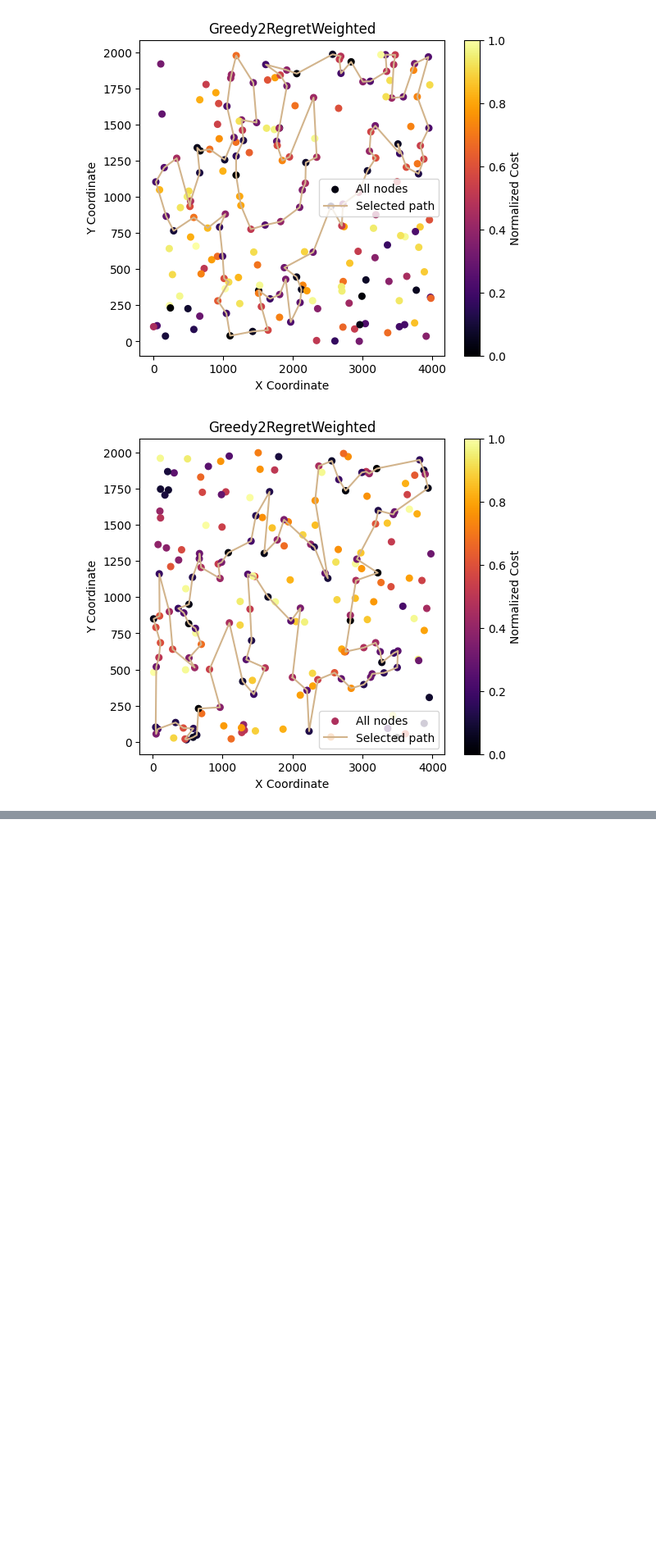
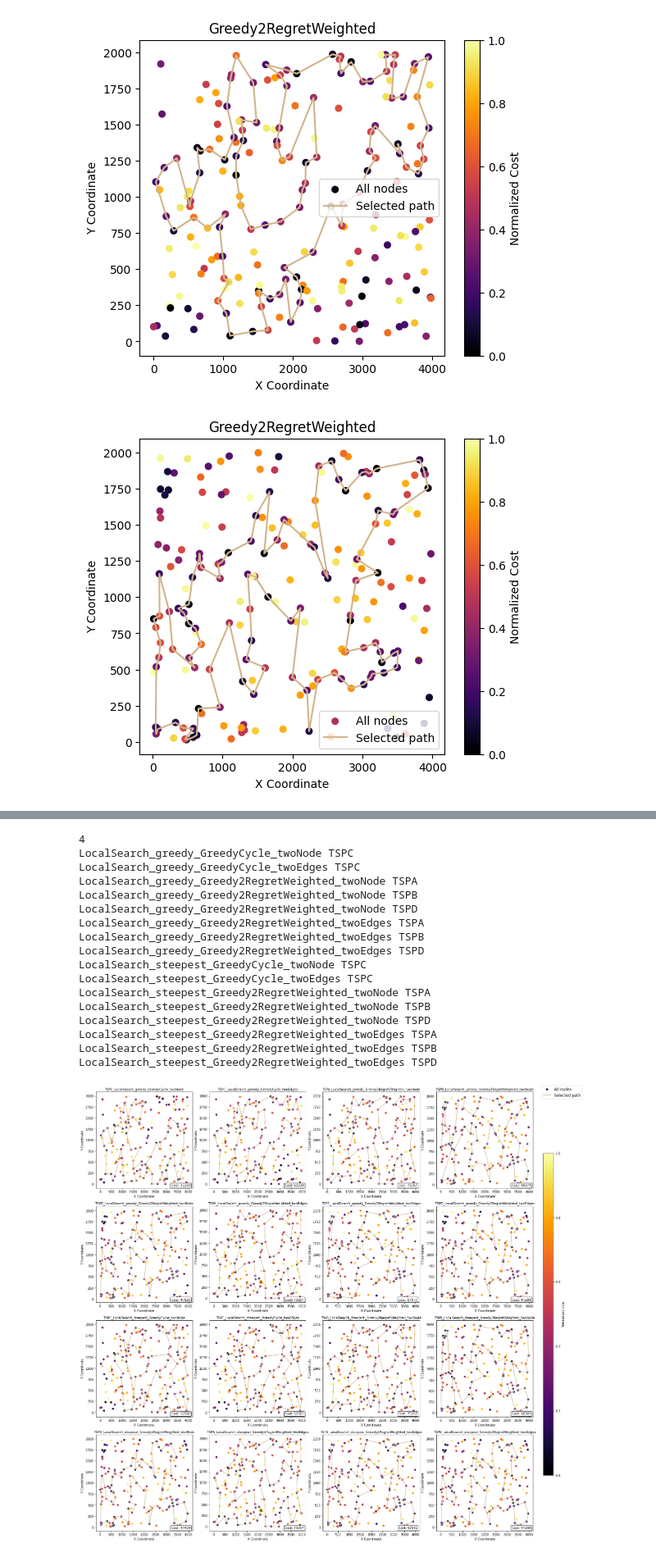
Before and after one commit to mmaecki/ec_greedy_heuristics, a Jupyter notebook: plots.ipynb, the cells around one changed output, grey strips where cells are left out. Shown at 82% size. Saved outputs shown, nothing was run; the diff lists cells and outputs as text; code cells hidden in the pictures; blank space fills up the shorter version.

```diff
--- a/plots.ipynb
+++ b/plots.ipynb
@@ -77,3 +100,27 @@ Greedy2RegretWeighted TSPD
 [figure]
 [figure]
 [figure]
+# %%
+def plot_provided_solution(ax, solution, title, nodes, costs, node_size=30, best_cost=None):
+    x_coords = [nodes[node][0] for node in solution]
+    y_coords = [nodes[node][1] for node in solution]
+
+    x_nodes = [nodes[node][0] for node in nodes]
+    y_nodes = [nodes[node][1] for node in nodes]
+
+    x_coords.append(x_coords[0])
+    y_coords.append(y_coords[0])
+    normalized_costs = [(cost - min(costs)) / (max(costs) - min(costs)) for cost in costs]
+    cmap = plt.get_cmap('inferno')
+
+    ax.scatter(x_nodes, y_nodes, s=node_size, c=normalized_costs, cmap=cmap, marker='o', label='All nodes')
+    ax.plot(x_coords, y_coords, linestyle='-', markersize=5, color='tan', label='Selected path')
+    ax.set_xlabel('X Coordinate')
+    ax.set_ylabel('Y Coordinate')
+    ax.set_title(title)
+    ax.legend()
+
+    if best_cost is not None:
+        ax.text(0.02, 0.92, f'Best Cost: {best_cost}', transform=ax.transAxes, fontsize=12, bbox=dict(facecolor='white', edgecolor='black', boxstyle='round'))
+
+    return ax
@@ -196,0 +280,3 @@ Greedy2RegretWeighted TSPD
+# %%
+results = generate_results_from_output("lab3/output.txt")
+results
@@ -196,0 +318,35 @@ Greedy2RegretWeighted TSPD
+# %%
+results_random_start = results.copy()
+results_initial = results.copy()
+for algorithm in list(results.keys()):
+    if "random" in algorithm:
+        del results_initial[algorithm]
+    else:
+        del results_random_start[algorithm]
+        if "Weighted" in algorithm:
+            del results_initial[algorithm]["TSPC"]
+        if "Cycle" in algorithm:
+            del results_initial[algorithm]["TSPA"]
+            del results_initial[algorithm]["TSPB"]
+            del results_initial[algorithm]["TSPD"]
+# %%
+plot_from_results(results_initial, 16)
+# %% [output]
+4
+LocalSearch_greedy_GreedyCycle_twoNode TSPC
+LocalSearch_greedy_GreedyCycle_twoEdges TSPC
+LocalSearch_greedy_Greedy2RegretWeighted_twoNode TSPA
+LocalSearch_greedy_Greedy2RegretWeighted_twoNode TSPB
+LocalSearch_greedy_Greedy2RegretWeighted_twoNode TSPD
+LocalSearch_greedy_Greedy2RegretWeighted_twoEdges TSPA
+LocalSearch_greedy_Greedy2RegretWeighted_twoEdges TSPB
+LocalSearch_greedy_Greedy2RegretWeighted_twoEdges TSPD
+LocalSearch_steepest_GreedyCycle_twoNode TSPC
+LocalSearch_steepest_GreedyCycle_twoEdges TSPC
+LocalSearch_steepest_Greedy2RegretWeighted_twoNode TSPA
+LocalSearch_steepest_Greedy2RegretWeighted_twoNode TSPB
+LocalSearch_steepest_Greedy2RegretWeighted_twoNode TSPD
+LocalSearch_steepest_Greedy2RegretWeighted_twoEdges TSPA
+LocalSearch_steepest_Greedy2RegretWeighted_twoEdges TSPB
+LocalSearch_steepest_Greedy2RegretWeighted_twoEdges TSPD
+[figure, added]
```
Also changed, not shown: parts of 16 cells of this notebook, 1 other file.
